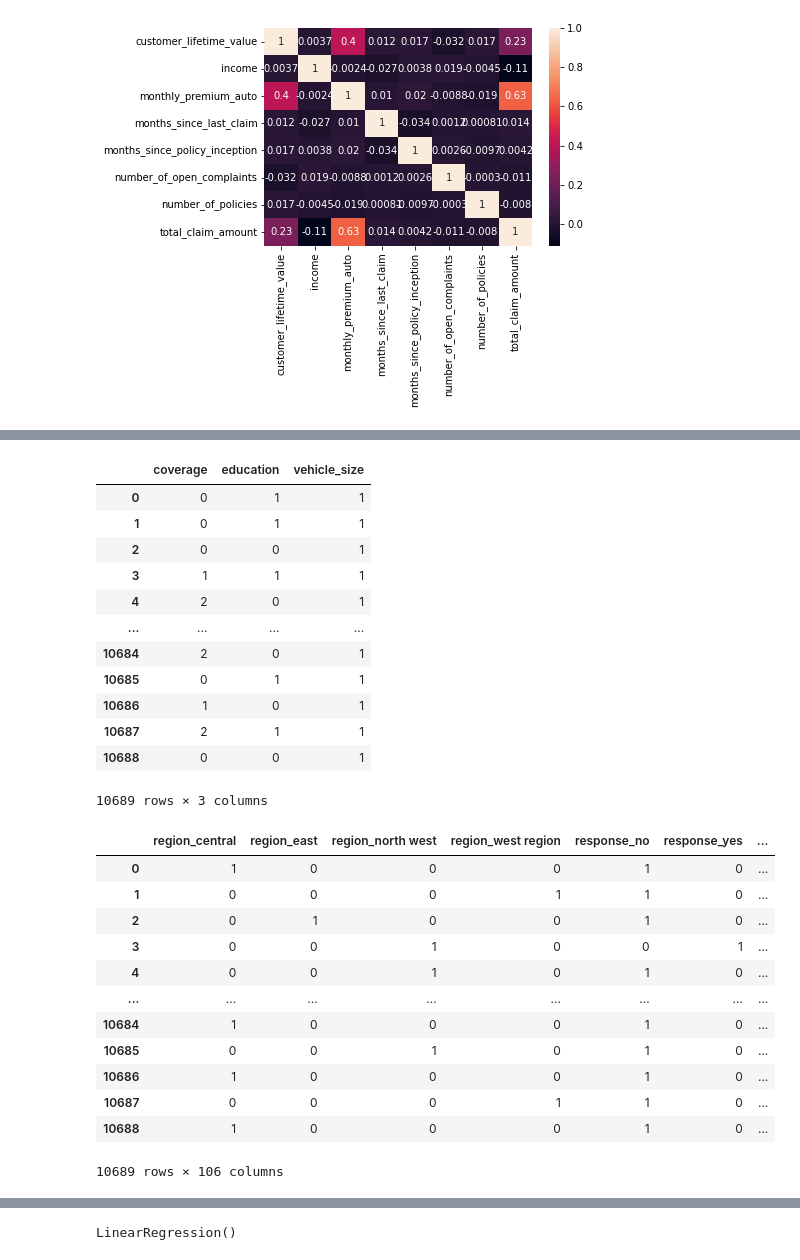
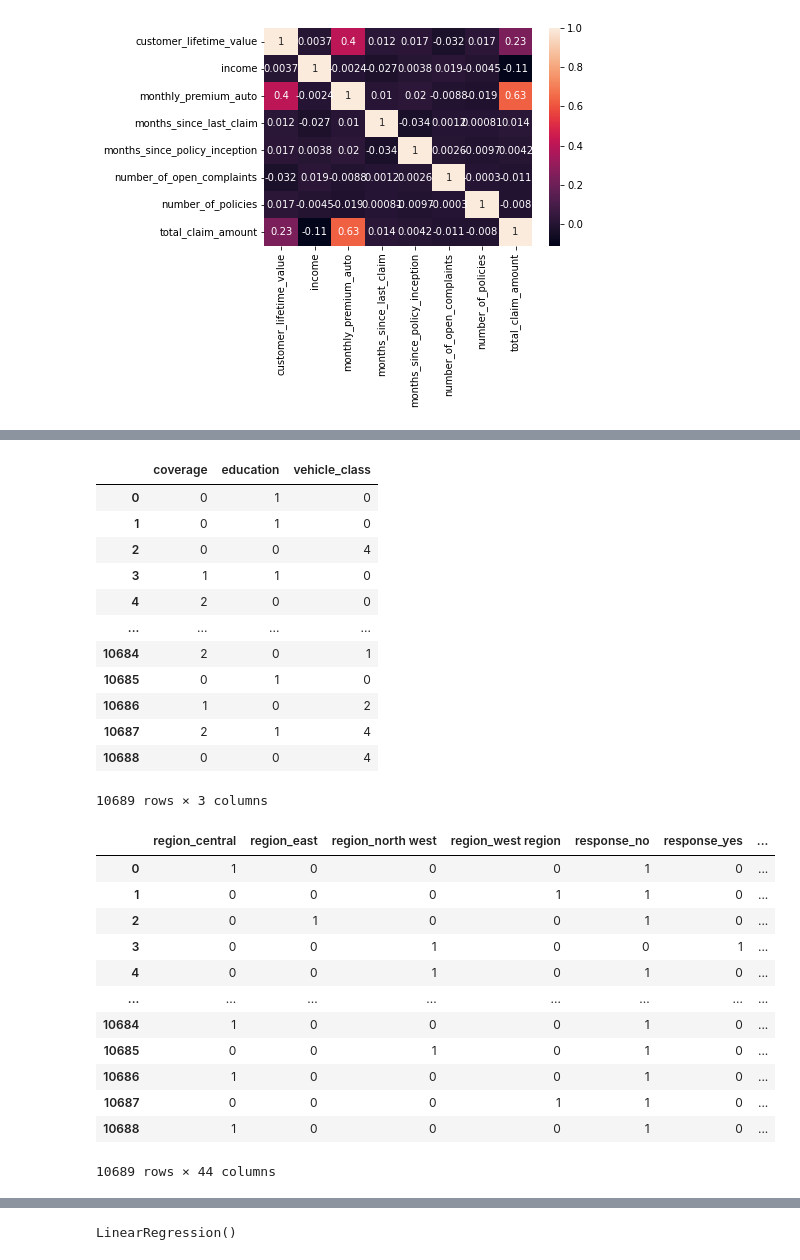
Before and after one commit to wesssp/IH_RH_DA_FT_OCT_2022, a Jupyter notebook: Class_Materials/Case_Studies/Customer_Analysis_Case_Study/Activities_Transformation.ipynb, the cells around one changed output, grey strips where cells are left out. Saved outputs shown, nothing was run; the diff lists cells and outputs as text; code cells hidden in the pictures.

```diff
--- a/Class_Materials/Case_Studies/Customer_Analysis_Case_Study/Activities_Transformation.ipynb
+++ b/Class_Materials/Case_Studies/Customer_Analysis_Case_Study/Activities_Transformation.ipynb
@@ -57,4 +57,4 @@ sns.heatmap(numericals.corr(), annot=True)
 # %%
 categories = ["object"]
 categoricals = df.select_dtypes(include=categories)
-categoricals.head()
+categoricals.drop(["effective_to_date"], axis=1, inplace=True)
@@ -68,3 +61,3 @@ categoricals.head()
 # %%
-label_features = ["coverage", "education", "vehicle_size"]
+label_features = ["coverage", "education", "vehicle_class"]
 label_cat = categoricals[label_features]
@@ -114,24 +101,24 @@ hot_df
 # %%
 labencoder = LabelEncoder()
 hotcateg_cov = labencoder.fit_transform(label_cat["coverage"])
 hotcateg_edu = labencoder.fit_transform(label_cat["education"])
-hotcateg_vs = labencoder.fit_transform(label_cat["vehicle_size"])
+hotcateg_vs = labencoder.fit_transform(label_cat["vehicle_class"])
 uni_df= np.stack([hotcateg_cov, hotcateg_edu, hotcateg_vs], axis=1)
-labeled_df = pd.DataFrame(uni_df, columns=["coverage","education", "vehicle_size"])
+labeled_df = pd.DataFrame(uni_df, columns=["coverage","education", "vehicle_class"])
 labeled_df
 # %% [output]
-|  | coverage | education | vehicle_size |
-| 0 | 0 | 1 | 1 |
-| 1 | 0 | 1 | 1 |
-| 2 | 0 | 0 | 1 |
-| 3 | 1 | 1 | 1 |
-| 4 | 2 | 0 | 1 |
+|  | coverage | education | vehicle_class |
+| 0 | 0 | 1 | 0 |
+| 1 | 0 | 1 | 0 |
+| 2 | 0 | 0 | 4 |
+| 3 | 1 | 1 | 0 |
+| 4 | 2 | 0 | 0 |
 | ... | ... | ... | ... |
 | 10684 | 2 | 0 | 1 |
-| 10685 | 0 | 1 | 1 |
-| 10686 | 1 | 0 | 1 |
-| 10687 | 2 | 1 | 1 |
-| 10688 | 0 | 0 | 1 |
+| 10685 | 0 | 1 | 0 |
+| 10686 | 1 | 0 | 2 |
+| 10687 | 2 | 1 | 4 |
+| 10688 | 0 | 0 | 4 |
 10689 rows × 3 columns
 # %%
 cat_dumms = pd.get_dummies(categoricals)
@@ -149,5 +136,5 @@ cat_dumms
 | 10686 | 1 | 0 | 0 | 0 | 1 | 0 | ... |
 | 10687 | 0 | 0 | 0 | 1 | 1 | 0 | ... |
 | 10688 | 1 | 0 | 0 | 0 | 1 | 0 | ... |
-10689 rows × 106 columns
+10689 rows × 44 columns
 # %%
```
Also changed, not shown: parts of 22 cells of this notebook.
